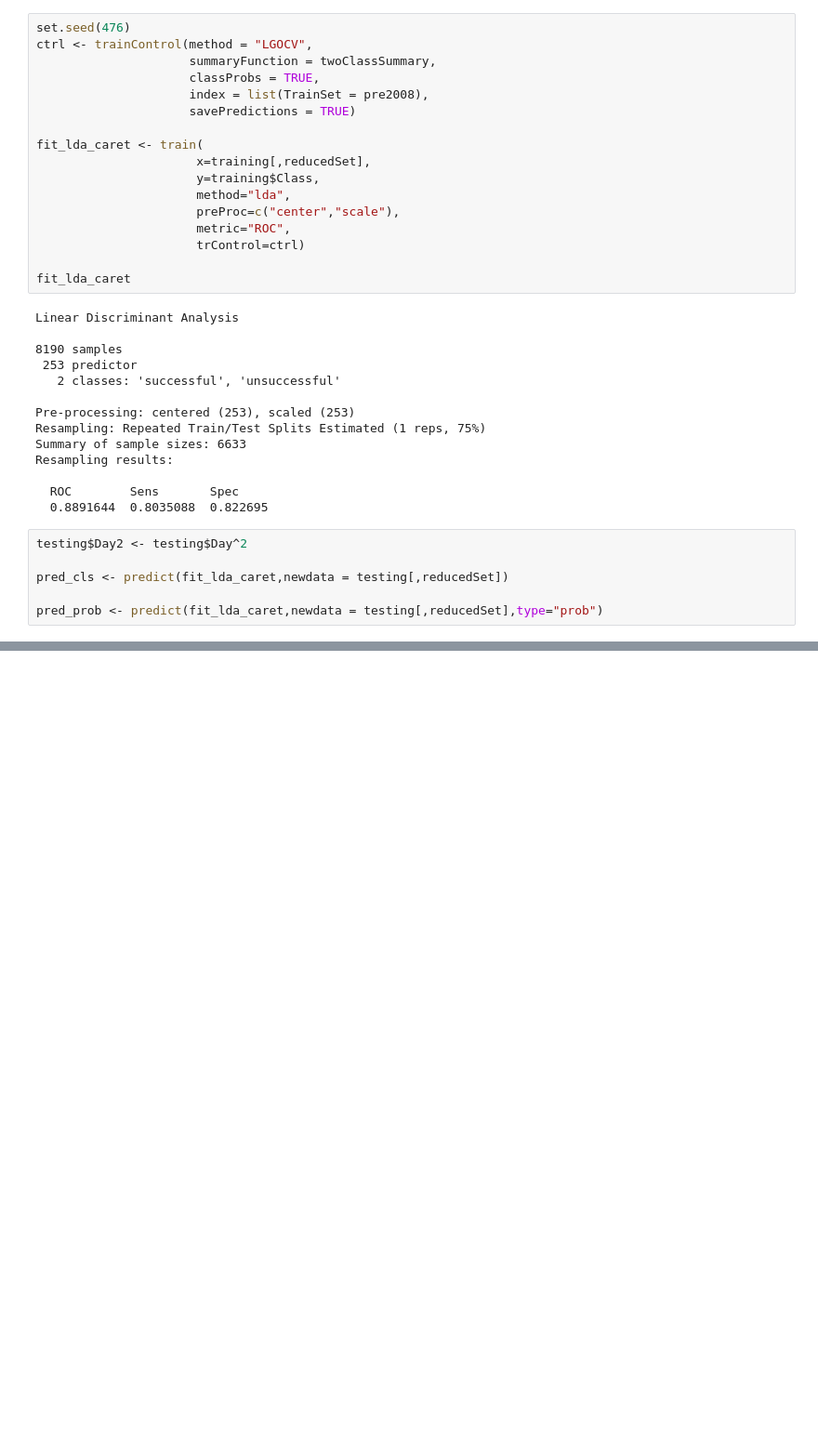
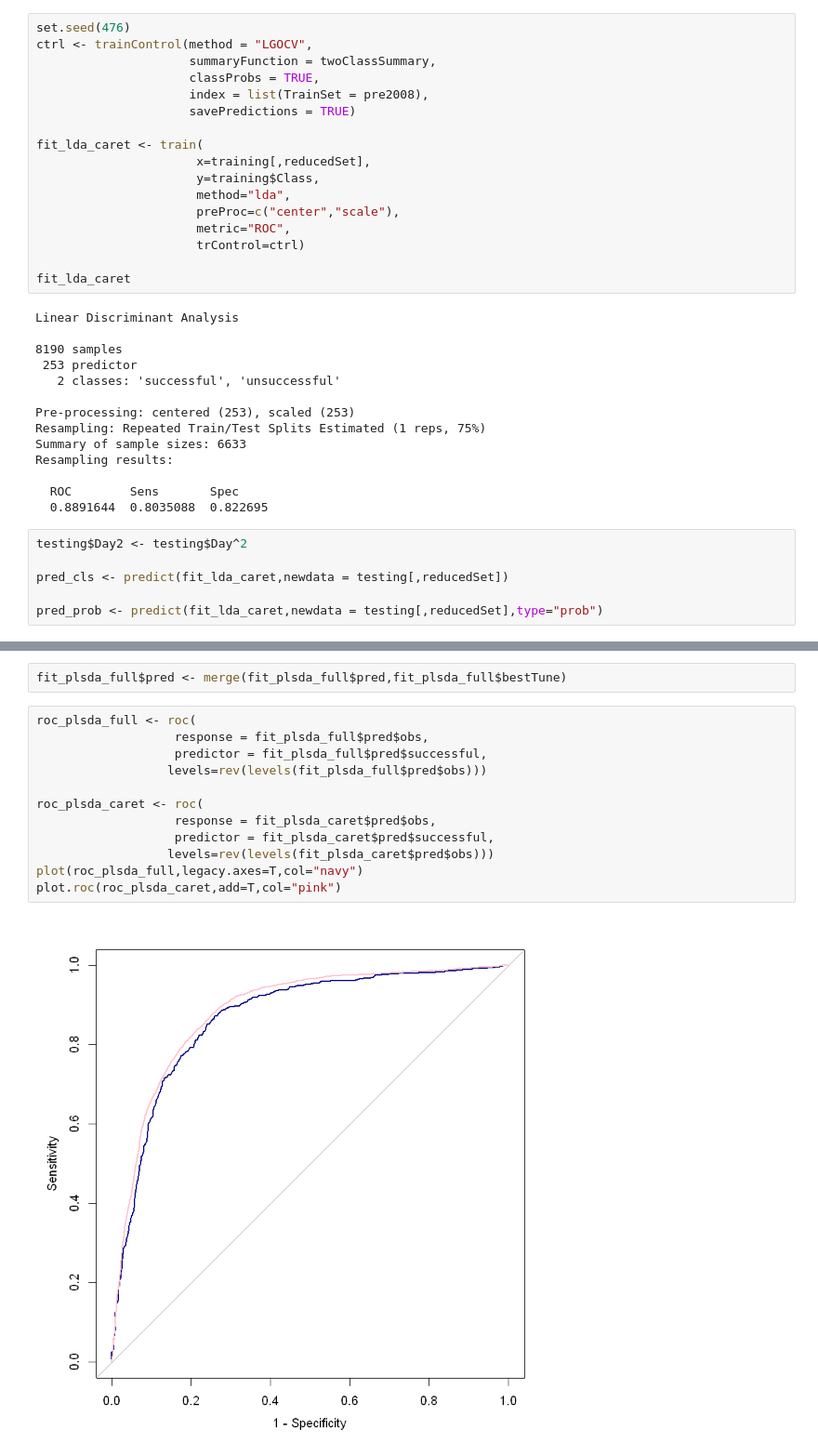
Before and after one commit to Randallzoeng/BookClub, a Jupyter notebook: AppliedPredictiveModeling/Chap. 12 Discriminant Analysis and Other Linear Classification Models.ipynb, the cells around one changed output, grey strips where cells are left out. Shown at 93% size. Drawn from its saved outputs; the diff is of its cells as text; blank space fills up the shorter version.

```diff
--- a/AppliedPredictiveModeling/Chap. 12 Discriminant Analysis and Other Linear Classification Models.ipynb
+++ b/AppliedPredictiveModeling/Chap. 12 Discriminant Analysis and Other Linear Classification Models.ipynb
@@ -354,0 +449,16 @@ pred_prob <- predict(fit_lda_caret,newdata = testing[,reducedSet],type="prob")
+# %%
+fit_plsda_full$pred <- merge(fit_plsda_full$pred,fit_plsda_full$bestTune)
+# %%
+roc_plsda_full <- roc(
+                   response = fit_plsda_full$pred$obs,
+                   predictor = fit_plsda_full$pred$successful,
+                  levels=rev(levels(fit_plsda_full$pred$obs)))
+
+roc_plsda_caret <- roc(
+                   response = fit_plsda_caret$pred$obs,
+                   predictor = fit_plsda_caret$pred$successful,
+                  levels=rev(levels(fit_plsda_caret$pred$obs)))
+plot(roc_plsda_full,legacy.axes=T,col="navy")
+plot.roc(roc_plsda_caret,add=T,col="pink")
+# %% [output]
+[figure, added]
```
Also changed, not shown: parts of 11 cells of this notebook.
